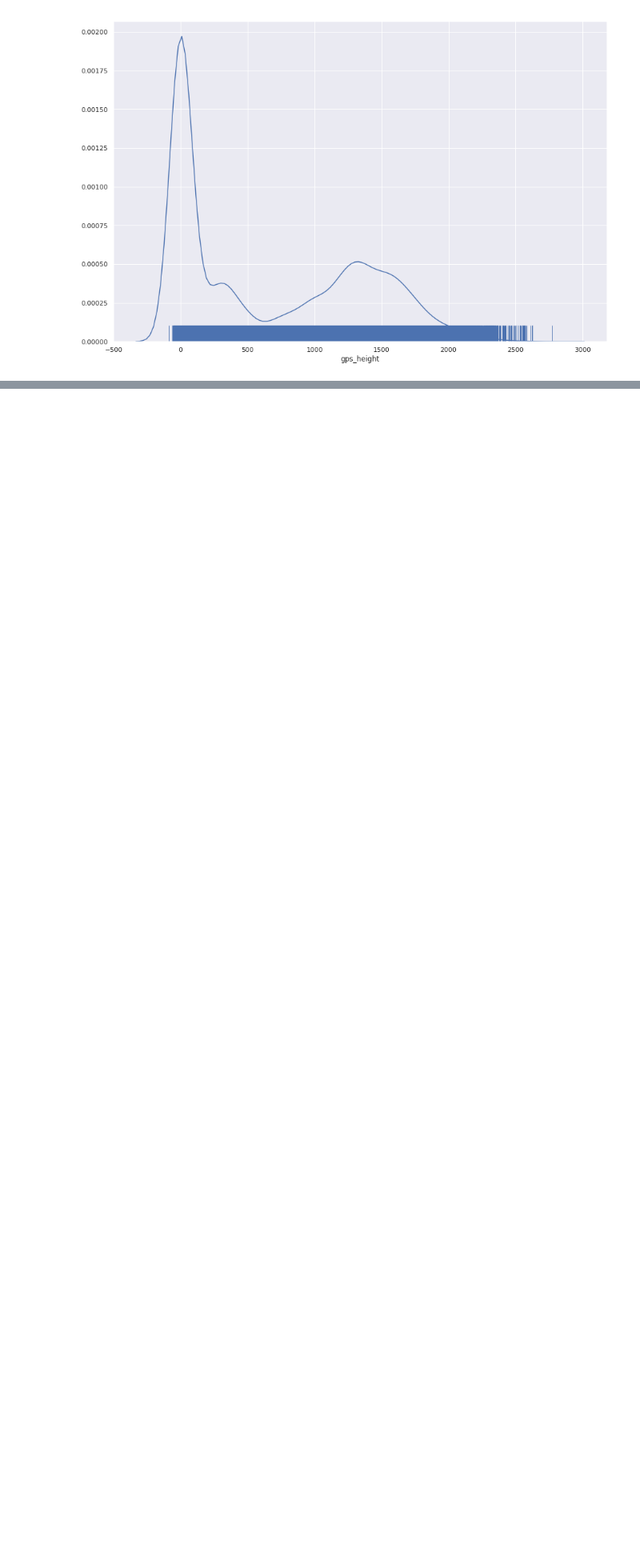
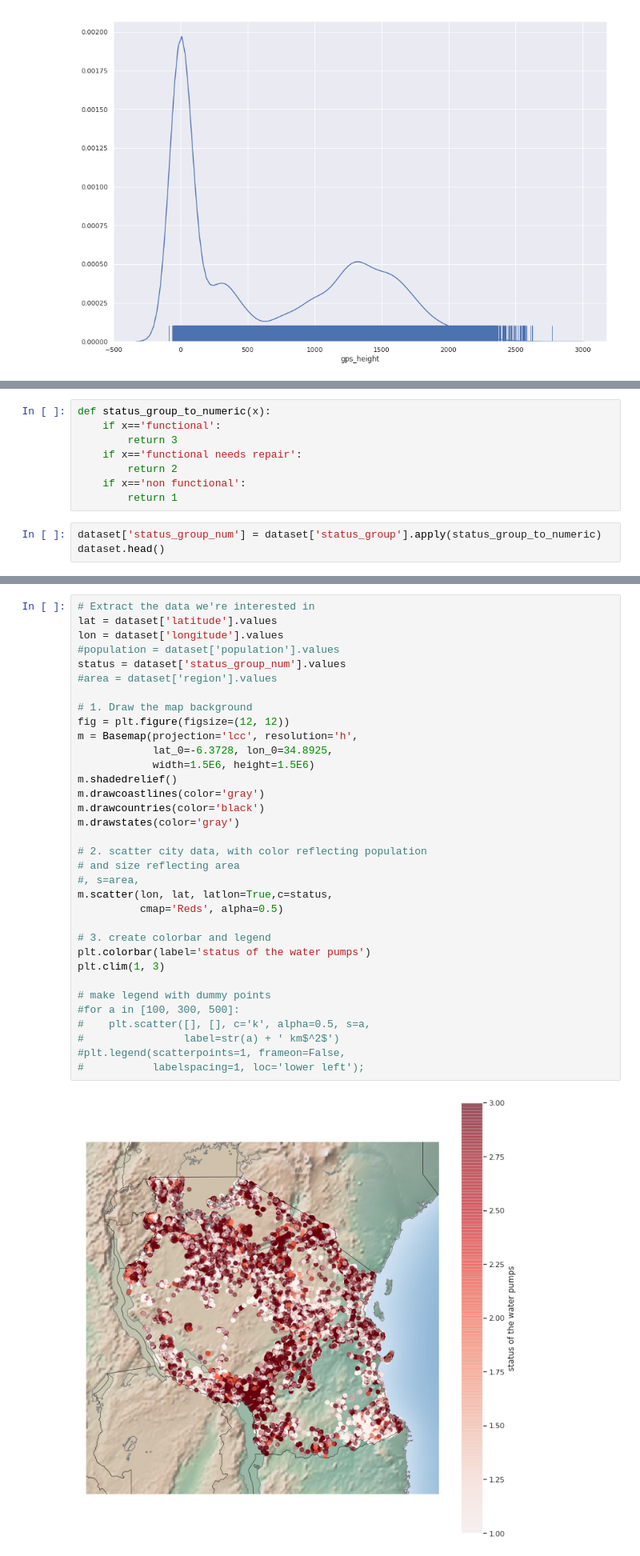
Before and after one commit to rebeccaarmbruster/pump-it-up, a Jupyter notebook: Graphs_&_Plots.ipynb, the cells around one changed output, grey strips where cells are left out. Shown at 80% size. Cells and saved outputs as stored; diff of their text form; blank space fills up the shorter version.

```diff
--- a/Graphs_&_Plots.ipynb
+++ b/Graphs_&_Plots.ipynb
@@ -93,3 +96,14 @@ sns.heatmap(dataset.corr(), square=True, cmap='RdYlGn')
 # %% [output]
 <matplotlib.axes._subplots.AxesSubplot at 0x...>
 [figure]
+# %%
+def status_group_to_numeric(x):
+    if x=='functional':
+        return 3
+    if x=='functional needs repair':
+        return 2
+    if x=='non functional':
+        return 1
+# %%
+dataset['status_group_num'] = dataset['status_group'].apply(status_group_to_numeric)
+dataset.head()
@@ -95,0 +118,36 @@ sns.heatmap(dataset.corr(), square=True, cmap='RdYlGn')
+# %%
+# Extract the data we're interested in
+lat = dataset['latitude'].values
+lon = dataset['longitude'].values
+#population = dataset['population'].values
+status = dataset['status_group_num'].values
+#area = dataset['region'].values
+
+# 1. Draw the map background
+fig = plt.figure(figsize=(12, 12))
+m = Basemap(projection='lcc', resolution='h',
+            lat_0=-6.3728, lon_0=34.8925,
+            width=1.5E6, height=1.5E6)
+m.shadedrelief()
+m.drawcoastlines(color='gray')
+m.drawcountries(color='black')
+m.drawstates(color='gray')
+
+# 2. scatter city data, with color reflecting population
+# and size reflecting area
+#, s=area,
+m.scatter(lon, lat, latlon=True,c=status,
+          cmap='Reds', alpha=0.5)
+
+# 3. create colorbar and legend
+plt.colorbar(label='status of the water pumps')
+plt.clim(1, 3)
+
+# make legend with dummy points
+#for a in [100, 300, 500]:
+#    plt.scatter([], [], c='k', alpha=0.5, s=a,
+#                label=str(a) + ' km$^2$')
+#plt.legend(scatterpoints=1, frameon=False,
+#           labelspacing=1, loc='lower left');
+# %% [output]
+[figure, added]
```
Also changed, not shown: parts of 3 cells of this notebook.
